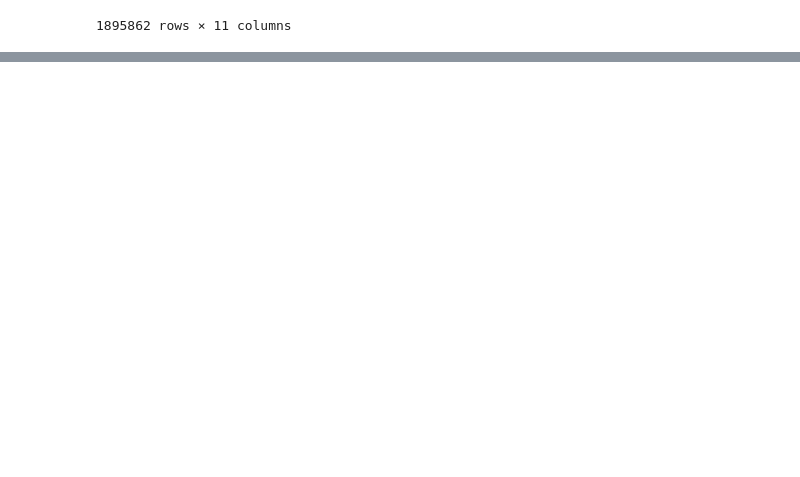
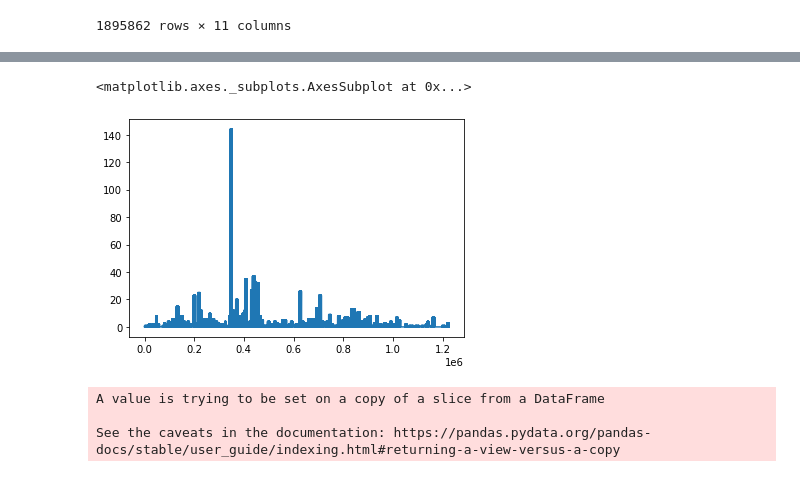
Before and after one commit to Hinterhalter/Jeju-Card-Use-Predict, a Jupyter notebook: COVID19_DATA.ipynb, the cells around one changed output, grey strips where cells are left out. Cells and saved outputs as stored; diff of their text form; code cells hidden in the pictures; blank space fills up the shorter version.

```diff
--- a/COVID19_DATA.ipynb
+++ b/COVID19_DATA.ipynb
@@ -274,0 +274,5 @@ def
+# %%
+new_df['CV'].plot()
+# %% [output]
+<matplotlib.axes._subplots.AxesSubplot at 0x...>
+[figure, added]
@@ -275,5 +281,11 @@ def
 # %%
-for i in range(len(new_df)):
-    for month in ['202001','202002','202004','202003','202005','202006']:
-        if new_df['REG_YYMM'][i]==month:
-            new_df['COVID19'][i]=new_df['{}'.format(month)][i]
+data_list = []
+month_list = ['202001','202002','202004','202003','202005','202006']
+for i in tqdm(range(len(new_df)), position=0, leave=True):
+    for month in month_list:
+         if new_df['REG_YYMM'][i]==int(month):
+                new_df['CV'][i] = new_df['{}'.format(month)][i]
+# %% [output]
+A value is trying to be set on a copy of a slice from a DataFrame
+
+See the caveats in the documentation: https://pandas.pydata.org/pandas-docs/stable/user_guide/indexing.html#returning-a-view-versus-a-copy
```
Also changed, not shown: parts of 9 cells of this notebook.
